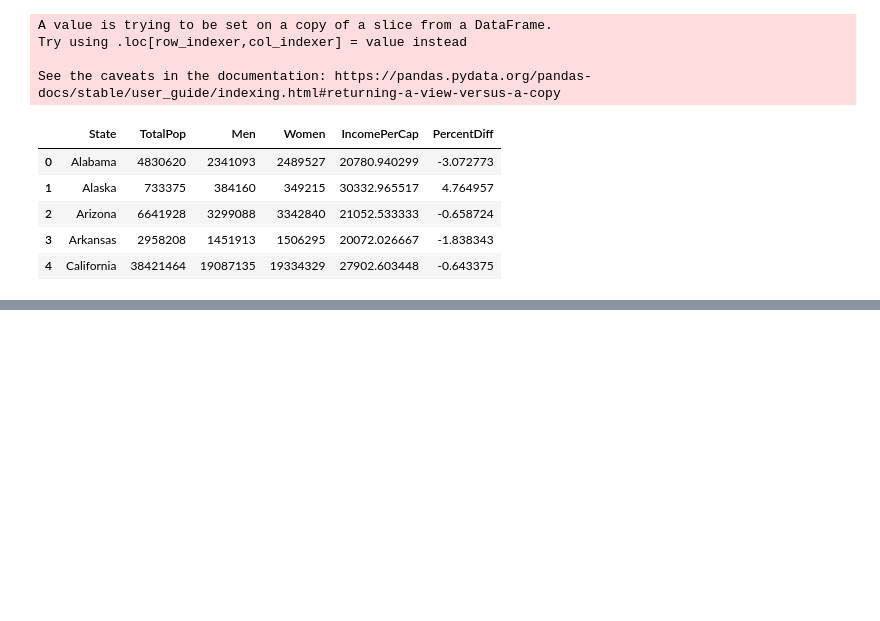
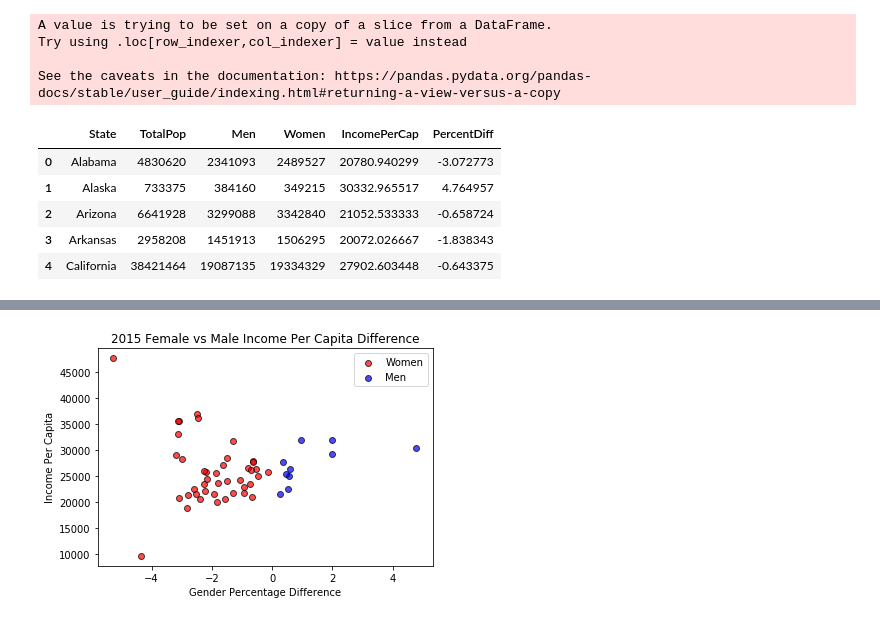
Before and after one commit to charlim26/censusproject, a Jupyter notebook: gender_income.ipynb, the cells around one changed output, grey strips where cells are left out. Cells and saved outputs as stored; diff of their text form; code cells hidden in the pictures; blank space fills up the shorter version.

Commit message:
Generated Women and Men percent diff DF, women vs men scatter plot

```diff
--- a/gender_income.ipynb
+++ b/gender_income.ipynb
@@ -56,3 +56,6 @@ See the caveats in the documentation: https://pandas.pydata.org/pandas-docs/stab
 | 2 | Arizona | 6641928 | 3299088 | 3342840 | 21052.533333 | -0.658724 |
 | 3 | Arkansas | 2958208 | 1451913 | 1506295 | 20072.026667 | -1.838343 |
 | 4 | California | 38421464 | 19087135 | 19334329 | 27902.603448 | -0.643375 |
+# %%
+women_dom_2015 = gender_15_state.loc[gender_15_state['PercentDiff']<0]
+women_dom_2015
@@ -58,0 +80,3 @@ See the caveats in the documentation: https://pandas.pydata.org/pandas-docs/stab
+# %%
+men_dom_2015 = gender_15_state.loc[gender_15_state['PercentDiff']>0]
+men_dom_2015
@@ -58,0 +95,15 @@ See the caveats in the documentation: https://pandas.pydata.org/pandas-docs/stab
+# %%
+women_percent_diff_2015 = women_dom_2015["PercentDiff"]
+women_IPC_2015 = women_dom_2015["IncomePerCap"]
+men_percent_diff_2015 = men_dom_2015["PercentDiff"]
+men_IPC_2015 = men_dom_2015["IncomePerCap"]
+plt.scatter(women_percent_diff_2015, women_IPC_2015, marker="o", facecolors="red", edgecolors="black", alpha=0.7, label="Women")
+plt.scatter(men_percent_diff_2015, men_IPC_2015, marker="o", facecolors="blue", edgecolors="black", alpha=0.7, label="Men")
+plt.legend(loc="best")
+plt.xlabel("Gender Percentage Difference")
+plt.ylabel("Income Per Capita")
+plt.title("2015 Female vs Male Income Per Capita Difference")
+
+plt.show()
+# %% [output]
+[figure, added]
```
Also changed, not shown: parts of 2 cells of this notebook.
